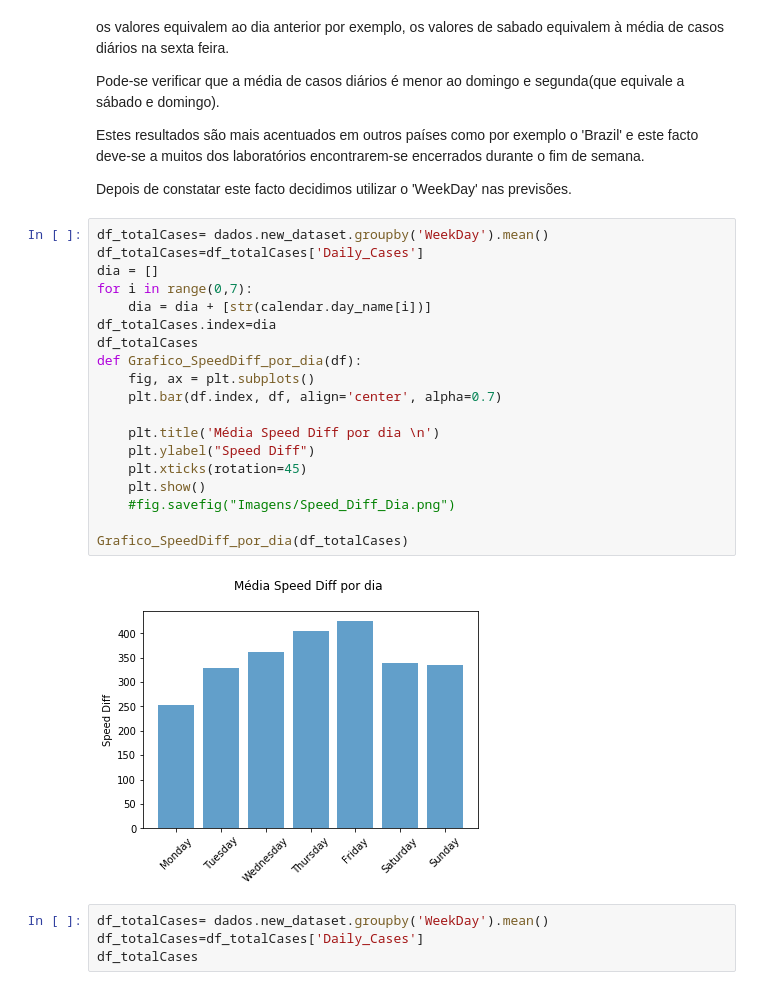
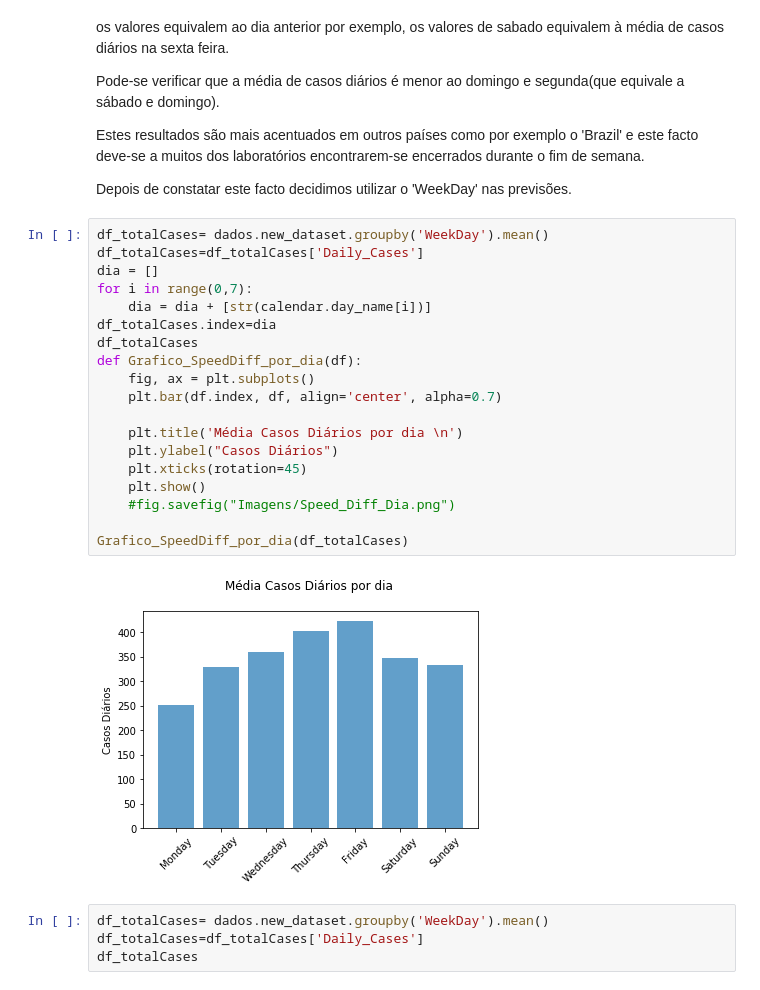
Before and after one commit to jpbsa98/Corona-Virus, a Jupyter notebook: TestesOutrosModelos.ipynb, the cells around one changed output. Saved outputs shown, nothing was run; the diff lists cells and outputs as text.

```diff
--- a/TestesOutrosModelos.ipynb
+++ b/TestesOutrosModelos.ipynb
@@ -241,24 +241,24 @@ Depois de constatar este facto decidimos utilizar o 'WeekDay' nas previsões.
 # %%
 df_totalCases= dados.new_dataset.groupby('WeekDay').mean()
 df_totalCases=df_totalCases['Daily_Cases']
 dia = []
 for i in range(0,7):
     dia = dia + [str(calendar.day_name[i])]
 df_totalCases.index=dia
 df_totalCases
 def Grafico_SpeedDiff_por_dia(df):
     fig, ax = plt.subplots()
     plt.bar(df.index, df, align='center', alpha=0.7)
 
-    plt.title('Média Speed Diff por dia \n')
-    plt.ylabel("Speed Diff")
+    plt.title('Média Casos Diários por dia \n')
+    plt.ylabel("Casos Diários")
     plt.xticks(rotation=45)
     plt.show()
     #fig.savefig("Imagens/Speed_Diff_Dia.png")
 
 Grafico_SpeedDiff_por_dia(df_totalCases)
 # %% [output]
-[figure, old version]
+[figure, new version]
 # %%
 df_totalCases= dados.new_dataset.groupby('WeekDay').mean()
 df_totalCases=df_totalCases['Daily_Cases']
```
